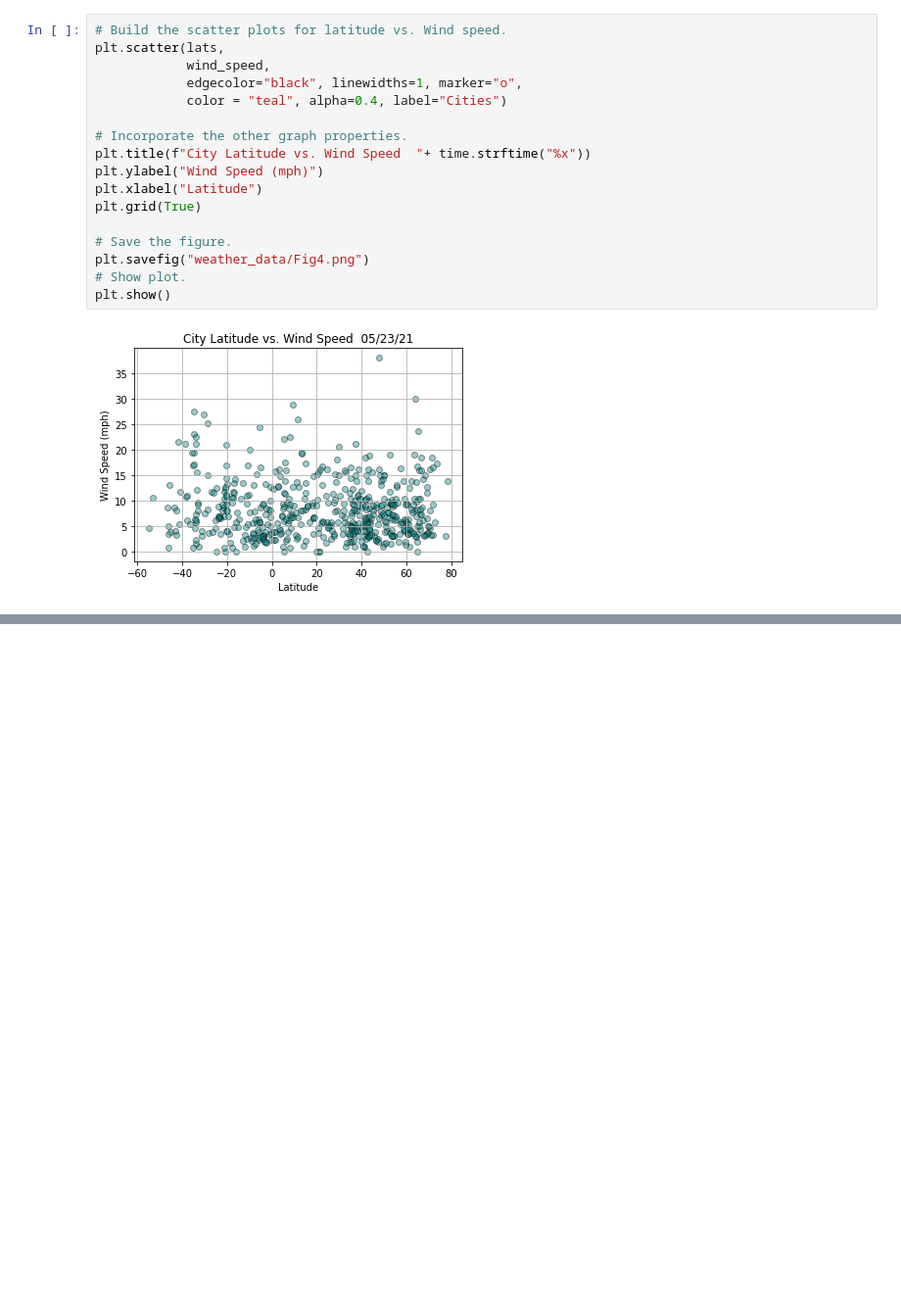
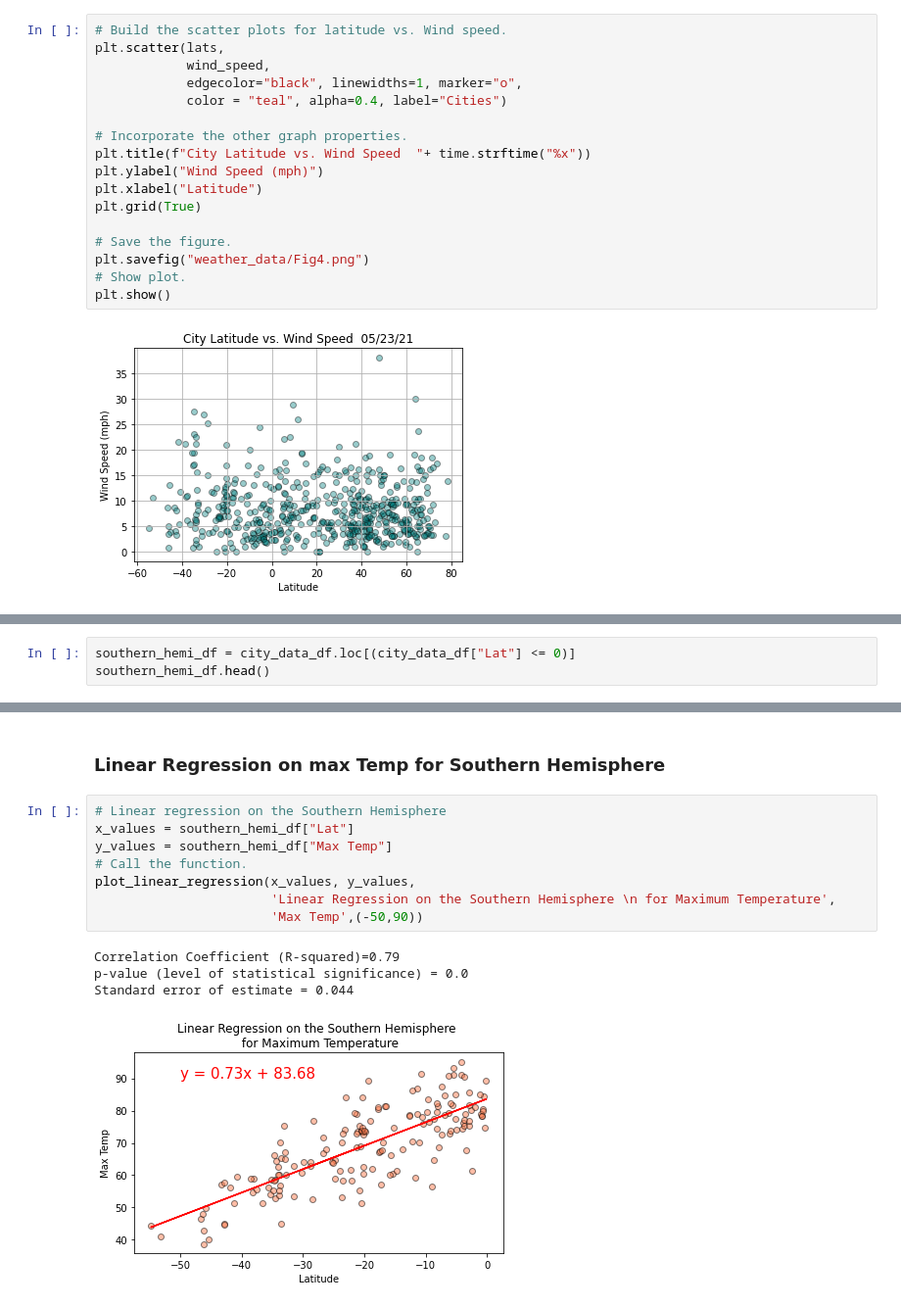
Before and after one commit to krishnakalisarkar/World_Weather_Analysis, a Jupyter notebook: WeatherPy.ipynb, the cells around one changed output, grey strips where cells are left out. Shown: that part at 98% size. Drawn from its saved outputs; the diff is of its cells as text; blank space fills up the shorter version.

```diff
--- a/WeatherPy.ipynb
+++ b/WeatherPy.ipynb
@@ -364,0 +423,3 @@ plt.show()
+# %%
+southern_hemi_df = city_data_df.loc[(city_data_df["Lat"] <= 0)]
+southern_hemi_df.head()
@@ -364,0 +448,15 @@ plt.show()
+# %% [markdown]
+### Linear Regression on max Temp for Southern Hemisphere
+# %%
+# Linear regression on the Southern Hemisphere
+x_values = southern_hemi_df["Lat"]
+y_values = southern_hemi_df["Max Temp"]
+# Call the function.
+plot_linear_regression(x_values, y_values,
+                       'Linear Regression on the Southern Hemisphere \n for Maximum Temperature',
+                       'Max Temp',(-50,90))
+# %% [output]
+Correlation Coefficient (R-squared)=0.79
+p-value (level of statistical significance) = 0.0
+Standard error of estimate = 0.044
+[figure, added]
```
Also changed, not shown: parts of 21 cells of this notebook, 4 other files.
